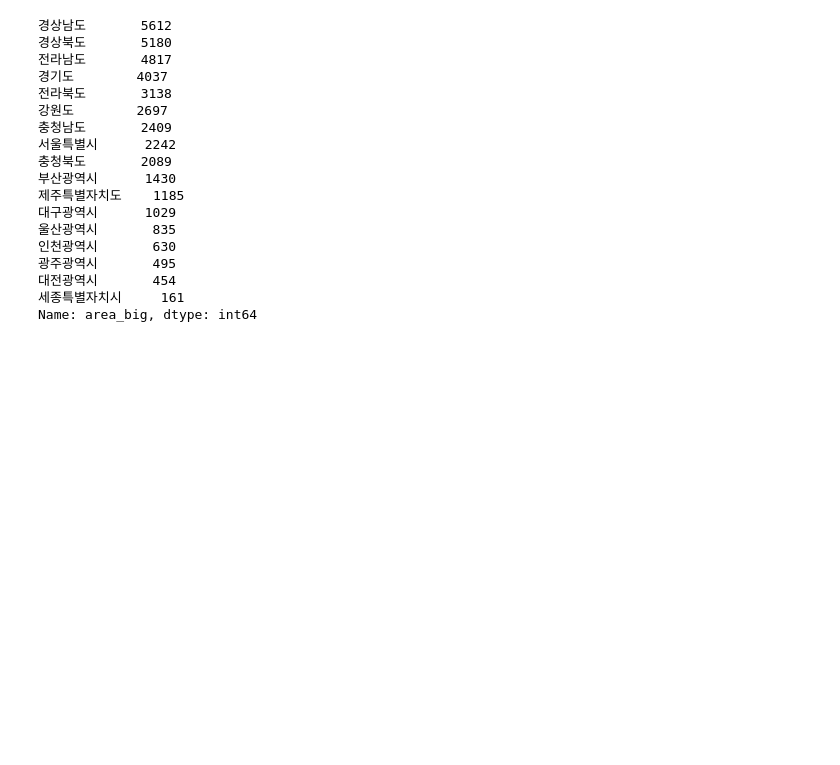
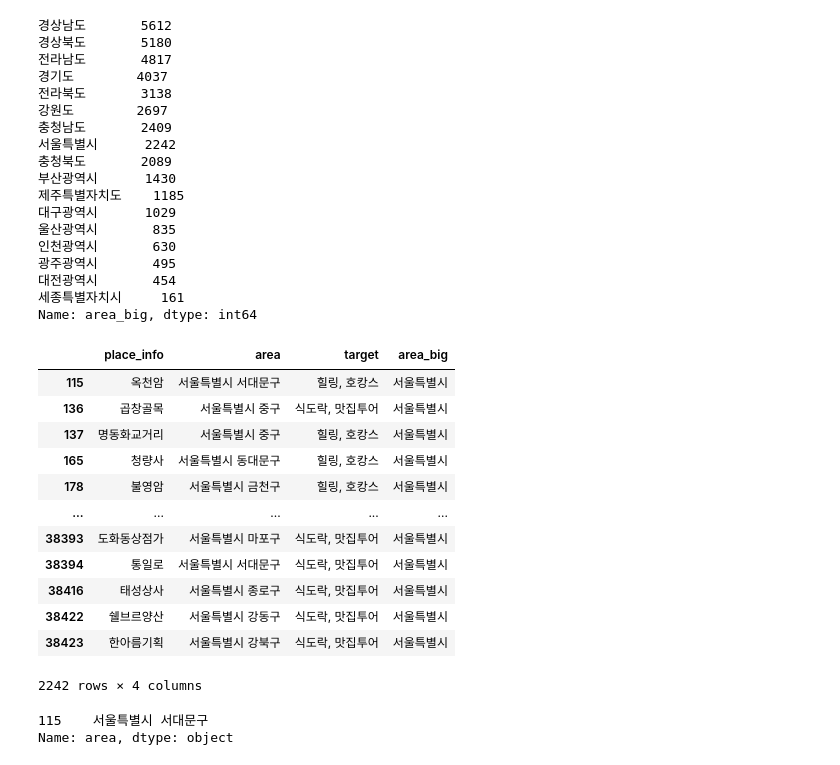
Before and after one commit to syshin0116/Dacon-Basic-Chuseok-Gift-Demand-Prediction-AI-Competition, a Jupyter notebook: 추천시스템/지역추천/place_trip_전처리.ipynb, the cells around one changed output. Drawn from its saved outputs; the diff is of its cells as text; code cells hidden in the pictures; blank space fills up the shorter version.

```diff
--- a/추천시스템/지역추천/place_trip_전처리.ipynb
+++ b/추천시스템/지역추천/place_trip_전처리.ipynb
@@ -482,3 +482,24 @@ df['area_big'].value_counts()
 대전광역시       454
 세종특별자치시     161
 Name: area_big, dtype: int64
+# %%
+df[df.loc[:,'area_big']=='서울특별시']
+# %% [output]
+|  | place_info | area | target | area_big |
+| 115 | 옥천암 | 서울특별시 서대문구 | 힐링, 호캉스 | 서울특별시 |
+| 136 | 곱창골목 | 서울특별시 중구 | 식도락, 맛집투어 | 서울특별시 |
+| 137 | 명동화교거리 | 서울특별시 중구 | 힐링, 호캉스 | 서울특별시 |
+| 165 | 청량사 | 서울특별시 동대문구 | 힐링, 호캉스 | 서울특별시 |
+| 178 | 불영암 | 서울특별시 금천구 | 힐링, 호캉스 | 서울특별시 |
+| ... | ... | ... | ... | ... |
+| 38393 | 도화동상점가 | 서울특별시 마포구 | 식도락, 맛집투어 | 서울특별시 |
+| 38394 | 통일로 | 서울특별시 서대문구 | 식도락, 맛집투어 | 서울특별시 |
+| 38416 | 태성상사 | 서울특별시 종로구 | 식도락, 맛집투어 | 서울특별시 |
+| 38422 | 쉘브르양산 | 서울특별시 강동구 | 식도락, 맛집투어 | 서울특별시 |
+| 38423 | 한아름기획 | 서울특별시 강북구 | 식도락, 맛집투어 | 서울특별시 |
+2242 rows × 4 columns
+# %%
+df[(df.loc[:,'area_big']=='서울특별시') & (df.loc[:,'place_info']=='옥천암')]['area']
+# %% [output]
+115    서울특별시 서대문구
+Name: area, dtype: object
```
Also changed, not shown: 2 other files.
